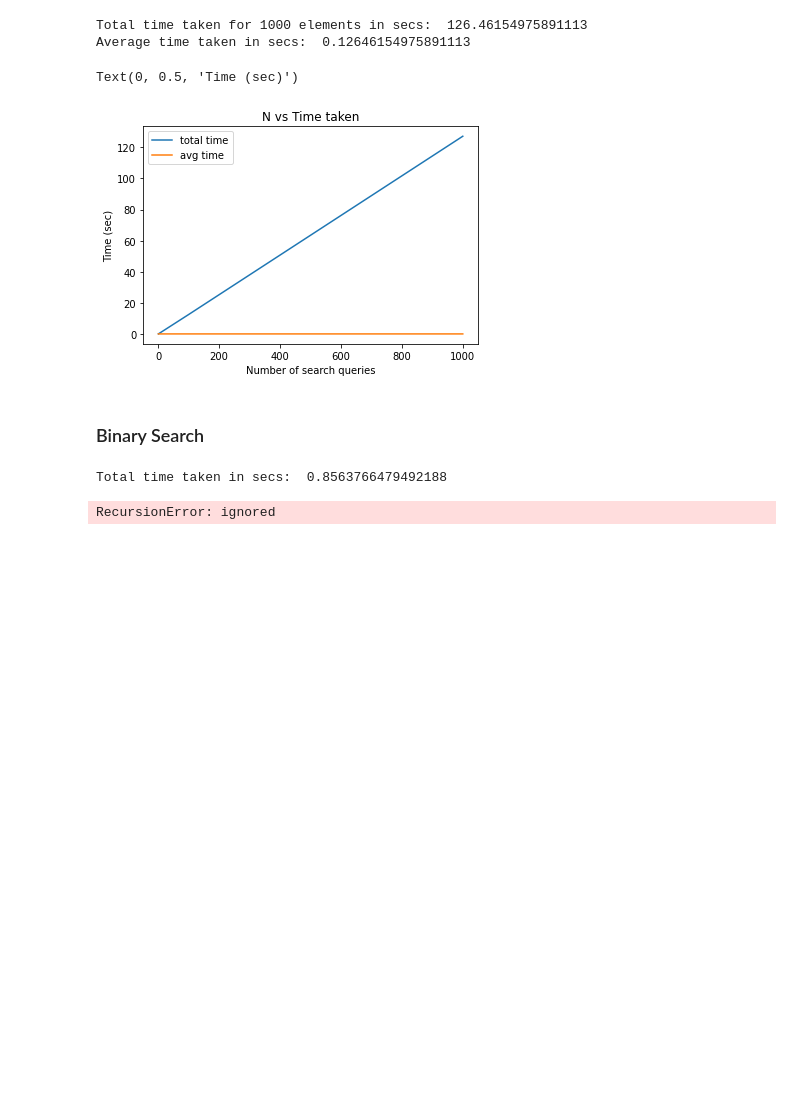
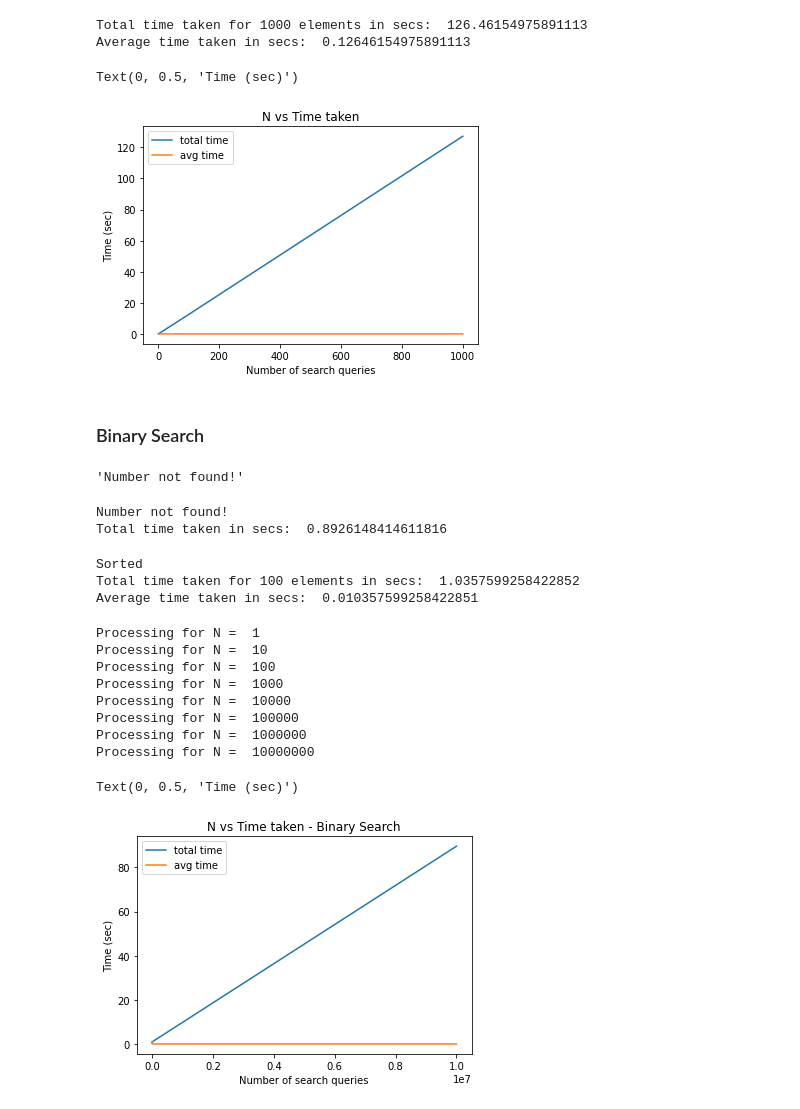
Before and after one commit to shubham99bisht/Data-Structures-Algorithms, a Jupyter notebook: 1.Searching/Searching.ipynb, the cells around one changed output. Saved outputs shown, nothing was run; the diff lists cells and outputs as text; code cells hidden in the pictures; blank space fills up the shorter version.

```diff
--- a/1.Searching/Searching.ipynb
+++ b/1.Searching/Searching.ipynb
@@ -15,7 +17,7 @@ print(len(li))
 # %%
 # Single element search
 
-x = np.random.randint(0,10**10)
+# x = np.random.randint(0,10**5)
 
 start = time.time()
 
@@ -95,12 +97,21 @@ Text(0, 0.5, 'Time (sec)')
 [figure]
 # %% [markdown]
 ### Binary Search
+# %%
+li2 = [1,2,3,4,5]
 # %%
 def bsearch(x, start, end):
     global li2
     mid = (start + end) // 2
+    if start+1==end:
+        if li2[start]==x:
+            return "Found at position {}".format(start)
+        elif li2[end]==x:
+            return "Found at position {}".format(end)
+        else:
+            return "Number not found!"
     if li2[mid]==x:
-        return "Found at position {}".format(i)
+        return "Found at position {}".format(mid)
     elif start==end:
         return "Number not found!"
     else:
@@ -108,6 +119,10 @@ def bsearch(x, start, end):
             return bsearch(x, start, mid-1)
         else:
             return bsearch(x, mid+1, end)
+# %%
+bsearch(5, 0, len(li2)-1)
+# %% [output]
+'Number not found!'
 # %%
 # Single element search
 
@@ -116,11 +131,13 @@ x = np.random.randint(0,10**10)
 start = time.time()
 
 li2 = sorted(li)
-bsearch(x, 0, len(li)-1)
+res = bsearch(x, 0, len(li)-1)
+print(res)
 
 print("Total time taken in secs: ", time.time() - start)
 # %% [output]
-Total time taken in secs:  0.8563766479492188
+Number not found!
+Total time taken in secs:  0.8926148414611816
 # %%
 # Time for average search on 100 elements
 
@@ -129,43 +146,57 @@ test = np.random.randint(0,10**10, 100)
 start = time.time()
 
 li2 = sorted(li)
+print("Sorted")
 for x in test:
-    bsearch(x, 0, len(li)-1)
+    res = bsearch(x, 0, len(li)-1)
 
 end = time.time()
 print("Total time taken for 100 elements in secs: ", end - start)
 print("Average time taken in secs: ", (end - start)/100)
 # %% [output]
-RecursionError: ignored
+Sorted
+Total time taken for 100 elements in secs:  1.0357599258422852
+Average time taken in secs:  0.010357599258422851
 # %%
 # Checking the trend in increase of time with respect to search query N
 from matplotlib import pyplot as plt
 N = []
 time_taken = []
 avg_time_taken = []
 
 n = 1
-while n < 10**6:
+while n < 10**8:
     print("Processing for N = ",n)
     N += [n]
     test = np.random.randint(0,10**10, n)
 
     start = time.time()
 
     li2 = sorted(li)
     for x in test:
         bsearch(x, 0, len(li)-1)
 
     end = time.time()
     time_taken += [end-start]
     avg_time_taken += [(end-start)/n]
     n*=10
 
 plt.title("N vs Time taken - Binary Search")
 
 plt.plot(N, time_taken, label="total time")
 plt.plot(N, avg_time_taken, label="avg time")
 
 plt.legend(loc='upper left')
 plt.xlabel('Number of search queries')
 plt.ylabel('Time (sec)')
+# %% [output]
+Processing for N =  1
+Processing for N =  10
+Processing for N =  100
+Processing for N =  1000
+Processing for N =  10000
+Processing for N =  100000
+Processing for N =  1000000
+Processing for N =  10000000
+Text(0, 0.5, 'Time (sec)')
+[figure, added]
```
Also changed, not shown: parts of 3 cells of this notebook.
